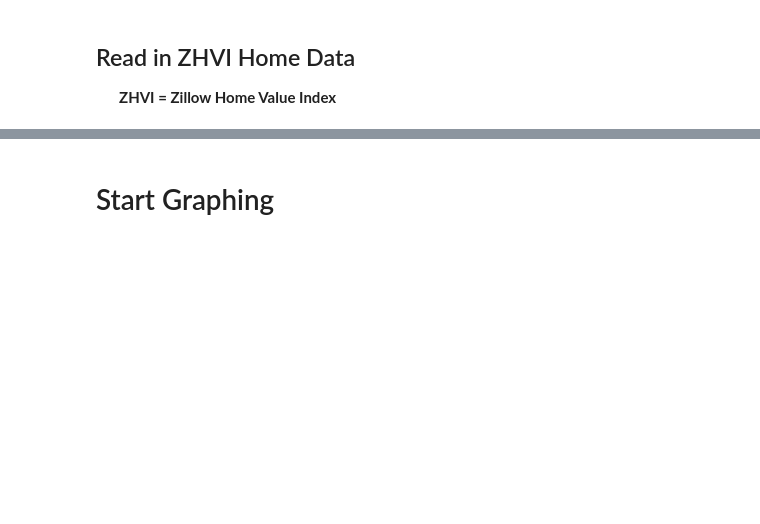
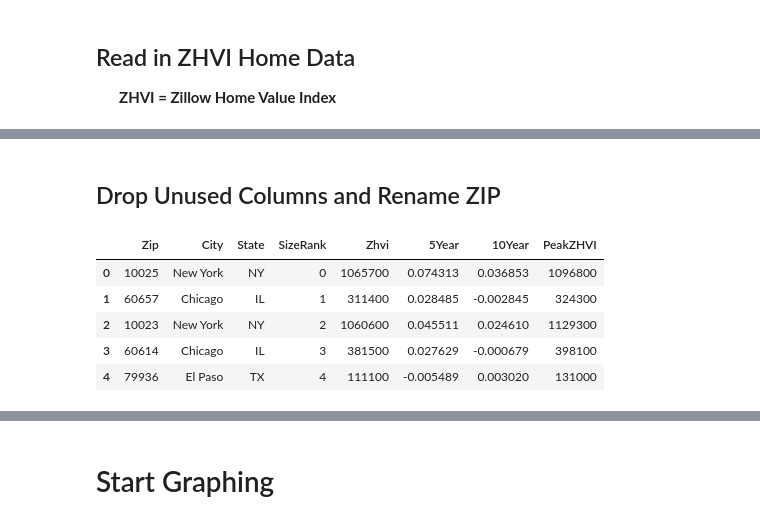
Before and after one commit to ktorquem/Zillow-Housing-Practice, a Jupyter notebook: Zillow Housing Practice.ipynb, the cells around one changed output, grey strips where cells are left out. Cells and saved outputs as stored; diff of their text form; code cells hidden in the pictures; blank space fills up the shorter version.

```diff
--- a/Zillow Housing Practice.ipynb
+++ b/Zillow Housing Practice.ipynb
@@ -18,4 +18,17 @@ zhvi.head(5)
 | 2 | 2016-05-31 | 61637 | 10023 | NY | New York | New York | New York | 2 | 1060600 | -0.005905 | ... |
 | 3 | 2016-05-31 | 84616 | 60614 | IL | Chicago | Cook | Chicago | 3 | 381500 | 0.004476 | ... |
 | 4 | 2016-05-31 | 93144 | 79936 | TX | El Paso | El Paso | El Paso | 4 | 111100 | 0.000901 | ... |
+# %% [markdown]
+## Drop Unused Columns and Rename ZIP
+# %%
+price = df[['RegionName','City','State','SizeRank','Zhvi','5Year','10Year','PeakZHVI']]
+price.columns.values[0] = 'Zip'
+price.head(5)
+# %% [output]
+|  | Zip | City | State | SizeRank | Zhvi | 5Year | 10Year | PeakZHVI |
+| 0 | 10025 | New York | NY | 0 | 1065700 | 0.074313 | 0.036853 | 1096800 |
+| 1 | 60657 | Chicago | IL | 1 | 311400 | 0.028485 | -0.002845 | 324300 |
+| 2 | 10023 | New York | NY | 2 | 1060600 | 0.045511 | 0.024610 | 1129300 |
+| 3 | 60614 | Chicago | IL | 3 | 381500 | 0.027629 | -0.000679 | 398100 |
+| 4 | 79936 | El Paso | TX | 4 | 111100 | -0.005489 | 0.003020 | 131000 |
 # %% [markdown]
```
Also changed, not shown: parts of 9 cells of this notebook, 2 other files.
